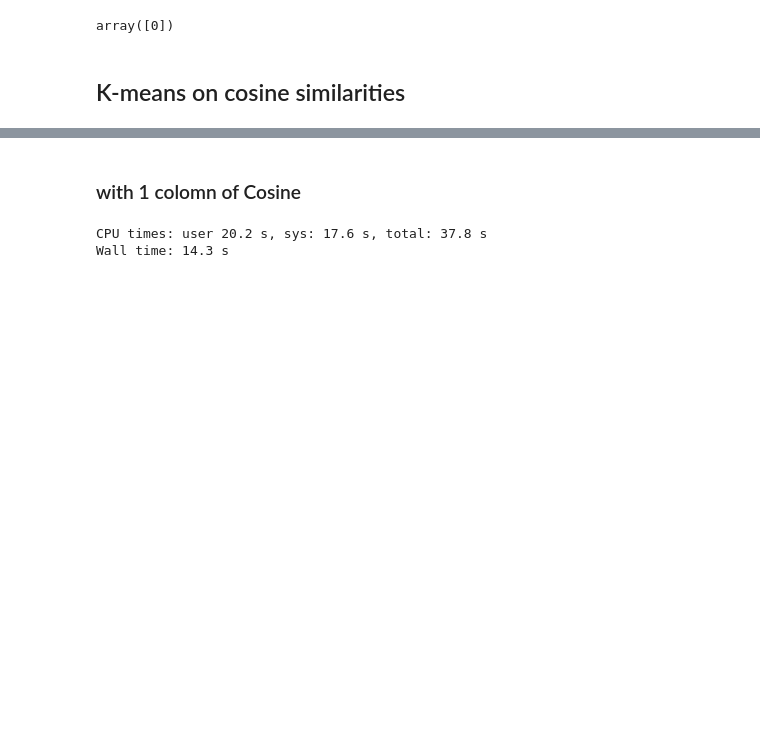
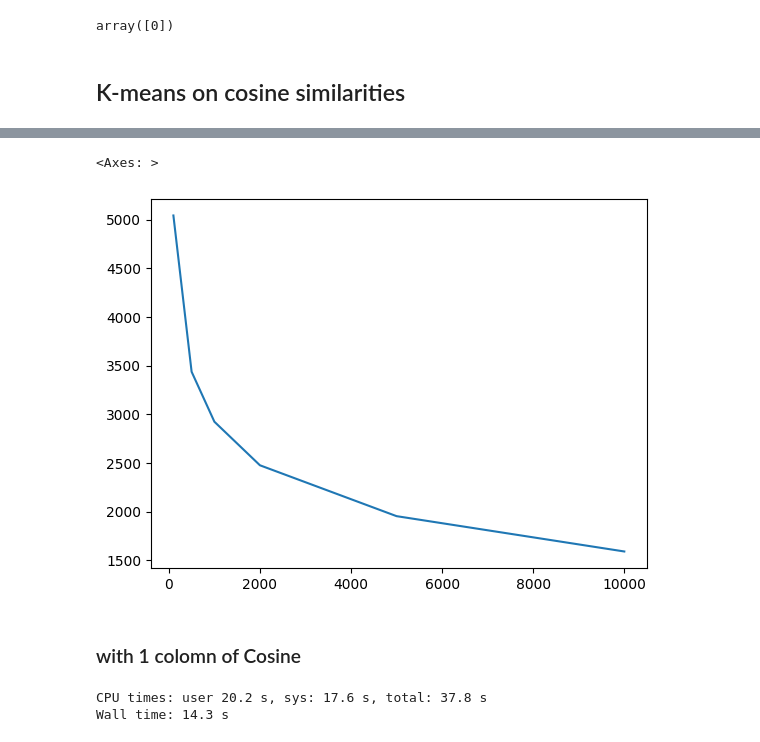
Before and after one commit to diogovicentesantos/Project_Le_Wagon, a Jupyter notebook: notebooks/fmarat75_Recipe clustering.ipynb, the cells around one changed output, grey strips where cells are left out. Saved outputs shown, nothing was run; the diff lists cells and outputs as text; code cells hidden in the pictures; blank space fills up the shorter version.

```diff
--- a/notebooks/fmarat75_Recipe clustering.ipynb
+++ b/notebooks/fmarat75_Recipe clustering.ipynb
@@ -100,3 +121,4 @@ FileNotFoundError: [Errno 2] No such file or directory: 'embeddings_all_save.pkl
 # %%
 # Load Pipeline from pickle file
-embeddings = pickle.load(open("embeddings_save.pkl","rb"))
+import pickle
+embeddings = pickle.load(open("embeddings_all_save.pkl","rb"))
@@ -298,5 +323,5 @@ array([0])
 from sklearn.metrics.pairwise import cosine_similarity
 # %%
 %%time
-cos_sim_embed = cosine_similarity(embeddings)
+cos_sim_embed = cosine_similarity(embeddings, embeddings[0:10,:])
 # %% [output]
@@ -319,6 +334,8 @@ array([[0.99999994, 0.4009161 , 0.41023457],
 # %%
+%%time
+
 # Fit K-means
-km = KMeans(n_clusters=1000, )
+km = KMeans(n_clusters=1000)
 
-km.fit(cos_sim_embed[:,0:5])
+km.fit(cos_sim_embed)
 # %% [output]
@@ -329,0 +351,10 @@ array([179, 306, 398, ..., 353,  20,  77], dtype=int32)
+# %%
+%time
+
+inertias = []
+ks = [100, 500, 1000, 2000, 5000, 10000]
+
+for k in tqdm(ks):
+    km_test = KMeans(n_clusters=k)
+    km_test.fit(cos_sim_embed)
+    inertias.append(km_test.inertia_)
@@ -330,3 +364,8 @@ array([179, 306, 398, ..., 353,  20,  77], dtype=int32)
+# %%
+sns.lineplot(y = inertias, x = list(ks))
+# %% [output]
+<Axes: >
+[figure, added]
 # %% [markdown]
 ### with 1 colomn of Cosine
 # %%
```
Also changed, not shown: parts of 19 cells of this notebook, 2 other files.
